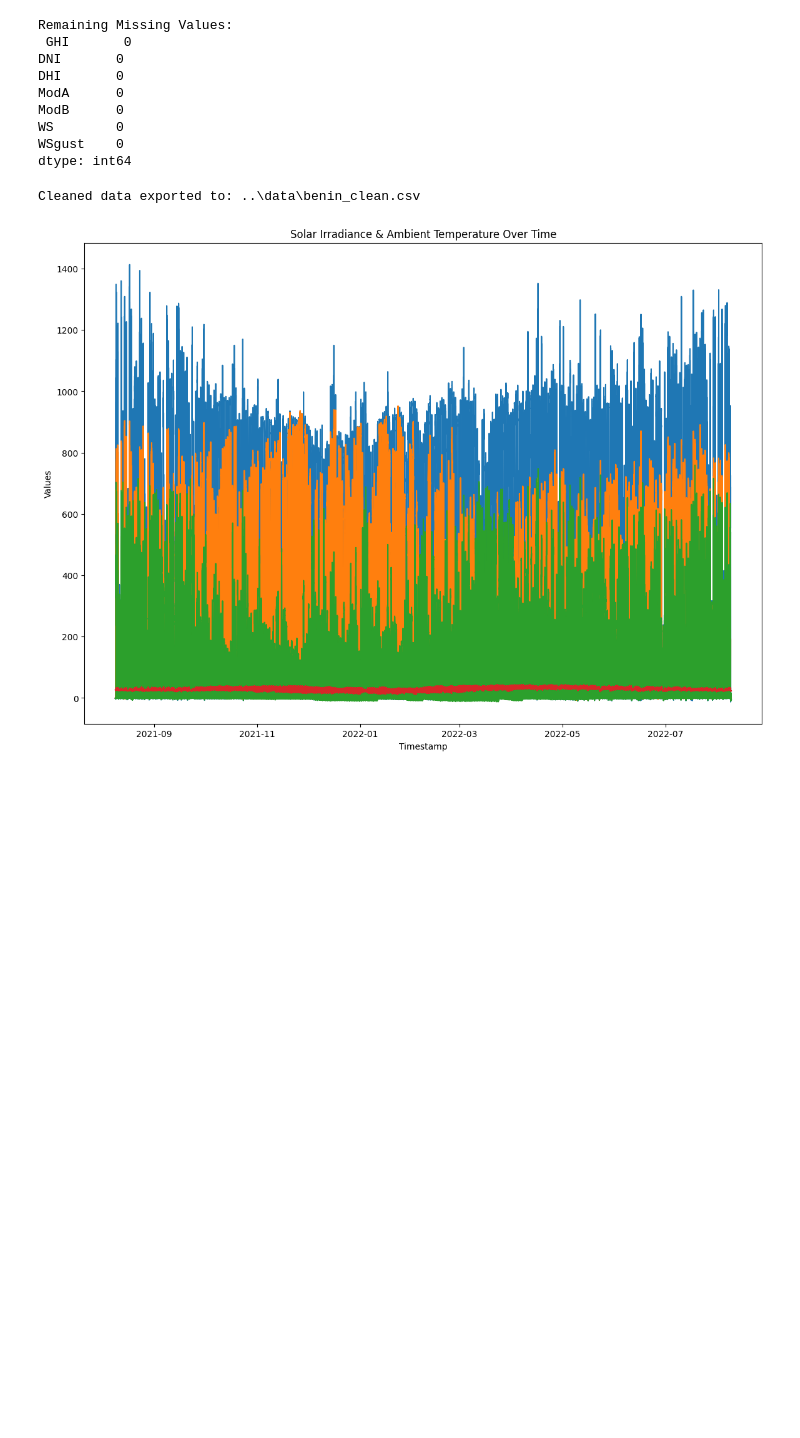
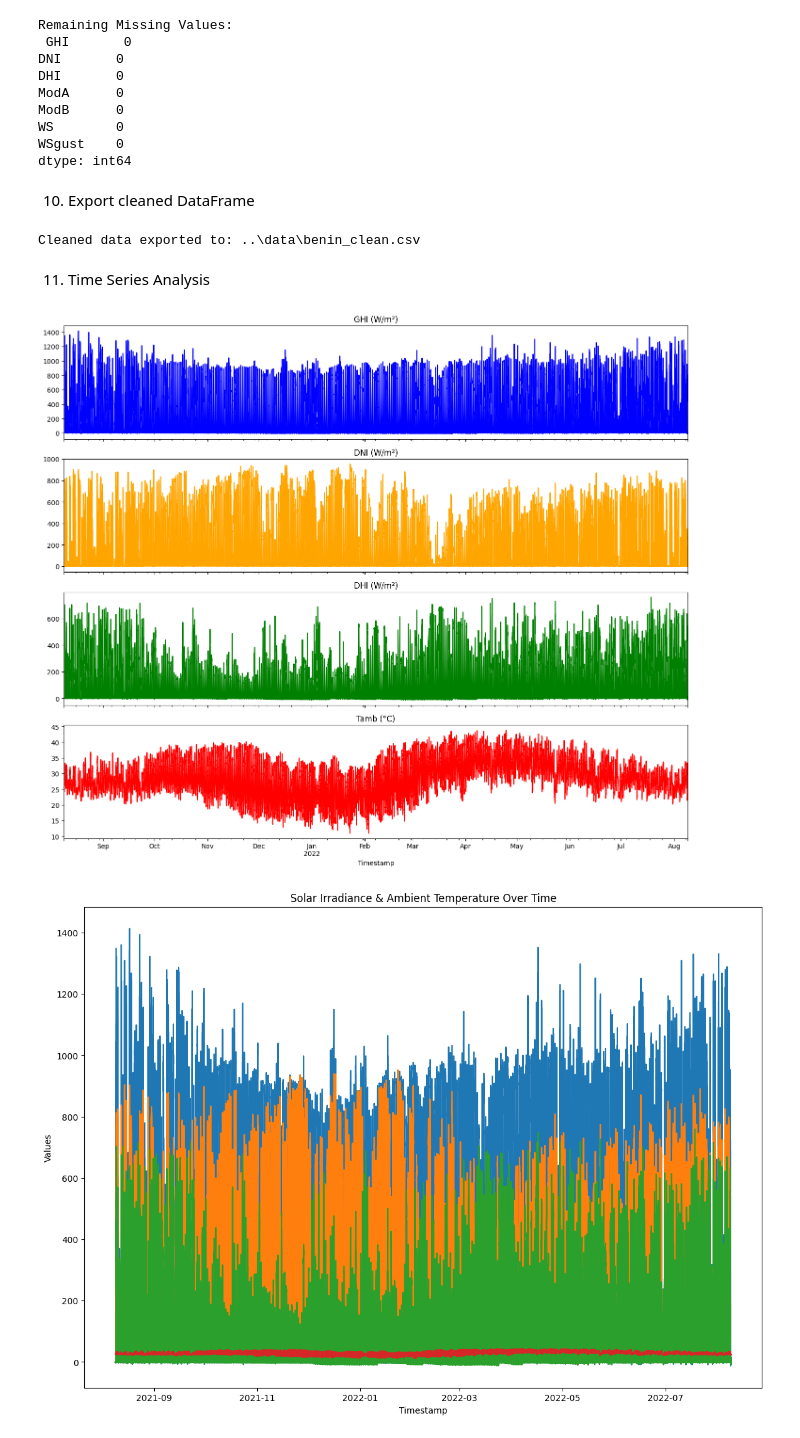
Before and after one commit to MulatYazew/solar-challenge-week1, a Jupyter notebook: Notebook/benin-eda.ipynb, the cells around one changed output. Cells and saved outputs as stored; diff of their text form; code cells hidden in the pictures; blank space fills up the shorter version.

Commit message:
data: data profiling and cleaning done

```diff
--- a/Notebook/benin-eda.ipynb
+++ b/Notebook/benin-eda.ipynb
@@ -11,7 +11,7 @@ import sys
 # %% [markdown]
 2. Summary Statistics & Missing-Value Report
 # %%
-df = pd.read_csv("..\\data\\benin-malanville.csv")
+df = pd.read_csv('..\\data\\benin-malanville.csv', parse_dates=['Timestamp'])  # add parse_dates parameter
 # 1. Summary statistics for all numeric columns
 numeric_summary = df.describe()
 
@@ -90,6 +168,8 @@ ModB      0
 WS        0
 WSgust    0
 dtype: int64
+# %% [markdown]
+10. Export cleaned DataFrame
 # %%
 output_path = f"..\\data\\benin_clean.csv"
 
@@ -101,4 +181,27 @@ df_cleaned.to_csv(output_path, index=False)
 print(f"\nCleaned data exported to: {output_path}")
 # %% [output]
 Cleaned data exported to: ..\data\benin_clean.csv
+# %% [markdown]
+11. Time Series Analysis
+# %%
+# Convert Timestamp to datetime and set as index
+
+df['Timestamp'] = pd.to_datetime(df['Timestamp'])
+df.set_index('Timestamp', inplace=True)
+
+# Plot GHI, DNI, DHI, Tamb in subplots
+fig, axes = plt.subplots(4, 1, figsize=(14, 12), sharex=True)
+
+# Solar Irradiance
+df['GHI'].plot(ax=axes[0], color='blue', title='GHI (W/m²)')
+df['DNI'].plot(ax=axes[1], color='orange', title='DNI (W/m²)')
+df['DHI'].plot(ax=axes[2], color='green', title='DHI (W/m²)')
+
+# Ambient Temperature
+df['Tamb'].plot(ax=axes[3], color='red', title='Tamb (°C)')
+
+plt.tight_layout()
+plt.show()
+# %% [output]
+[figure, added]
 # %%
```
Also changed, not shown: parts of 15 cells of this notebook, 1 other file.
